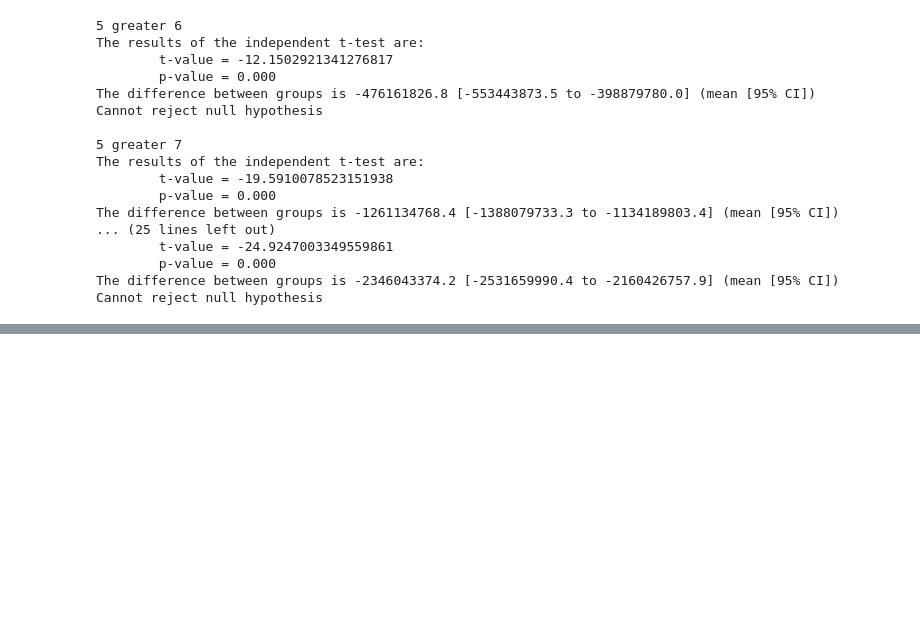
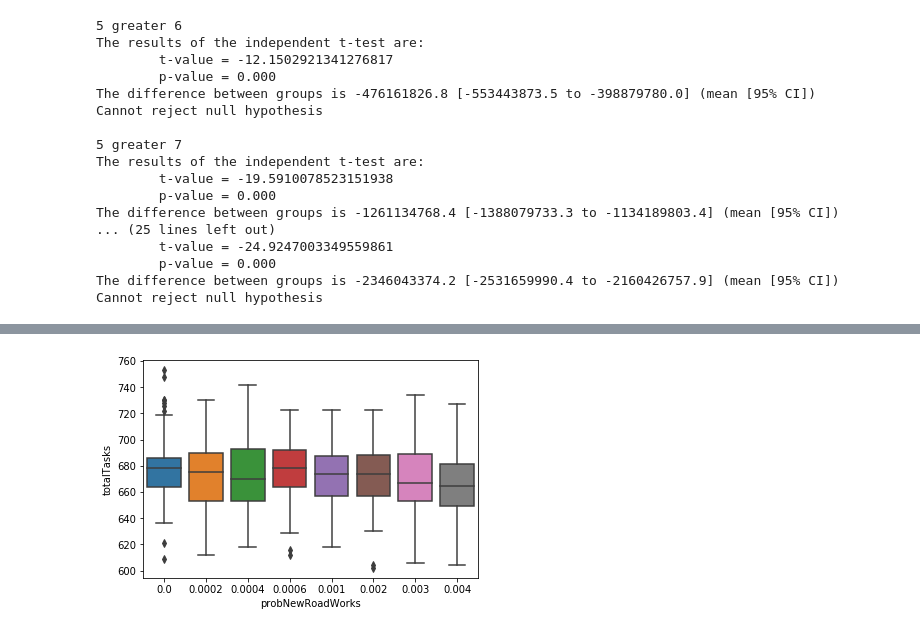
Before and after one commit to arminnh/ma2-multi-agent-system-robot-delivery, a Jupyter notebook: experiment-statistics/statistics.ipynb, the cells around one changed output, grey strips where cells are left out. Saved outputs shown, nothing was run; the diff lists cells and outputs as text; code cells hidden in the pictures; blank space fills up the shorter version.

```diff
--- a/experiment-statistics/statistics.ipynb
+++ b/experiment-statistics/statistics.ipynb
@@ -229,0 +236,4 @@ Cannot reject null hypothesis
+# %%
+drawBoxPlotForExperiments(thirdExps, "probNewRoadWorks", "totalTasks")
+# %% [output]
+[figure, added]
```
Also changed, not shown: parts of 8 cells of this notebook.
